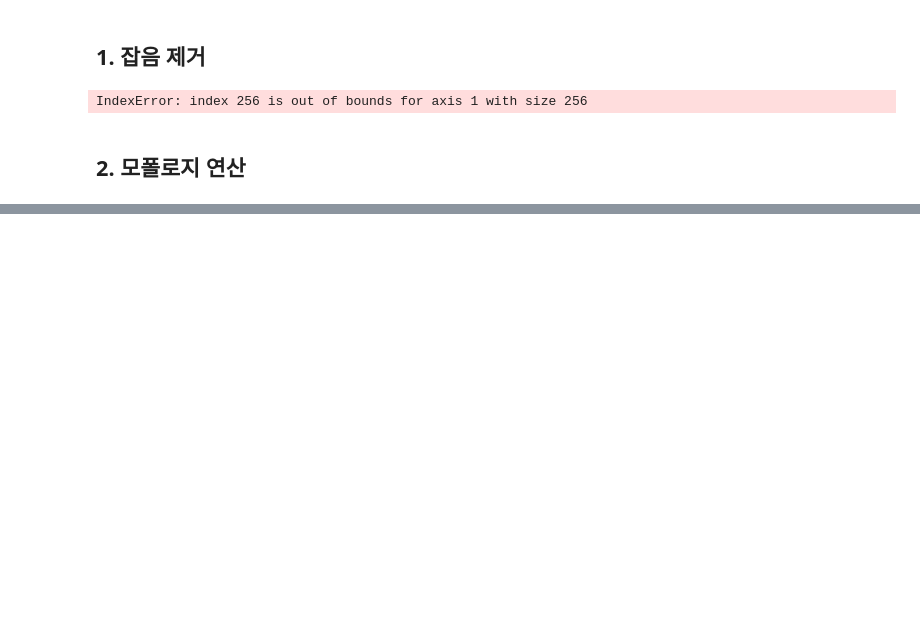
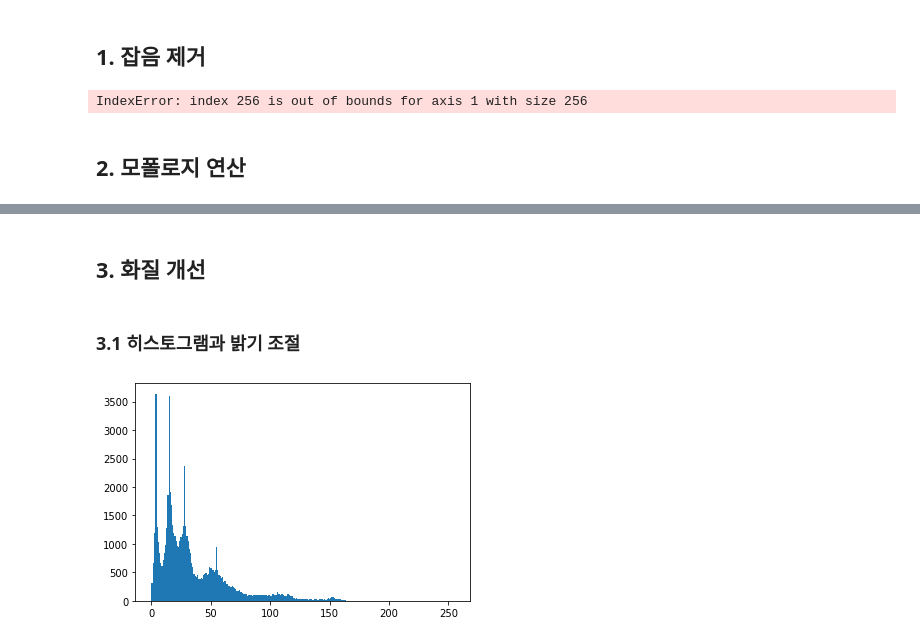
Before and after one commit to lucio-karin0506/SaltLux-Project, a Jupyter notebook: OpenCV/OpenCV lecture/5장 화질 개선.ipynb, the cells around one changed output, grey strips where cells are left out. Saved outputs shown, nothing was run; the diff lists cells and outputs as text; code cells hidden in the pictures; blank space fills up the shorter version.

```diff
--- a/OpenCV/OpenCV lecture/5장 화질 개선.ipynb
+++ b/OpenCV/OpenCV lecture/5장 화질 개선.ipynb
@@ -177,0 +176,26 @@ TypeError: namedWindow() missing required argument 'winname' (pos 1)
+# %% [markdown]
+## 3. 화질 개선
+# %% [markdown]
+### 3.1 히스토그램과 밝기 조절
+# %%
+# 이미지 히스토그램 계산
+import numpy as np
+
+def histogram(img):
+    height, width = img.shape
+    hist = np.zeros(256)
+
+    for y in range(height):
+        for x in range(width):
+            hist[img[y, x]] = hist[img[y, x]] + 1
+
+    return hist
+# %%
+import cv2
+import matplotlib.pyplot as plt
+
+img = cv2.imread('images/couple256.jpg', cv2.IMREAD_GRAYSCALE)
+plt.bar(x=range(256), height=histogram(img), width=1)
+plt.show()
+# %% [output]
+[figure, added]
```
Also changed, not shown: parts of 27 cells of this notebook, 4 other files.
